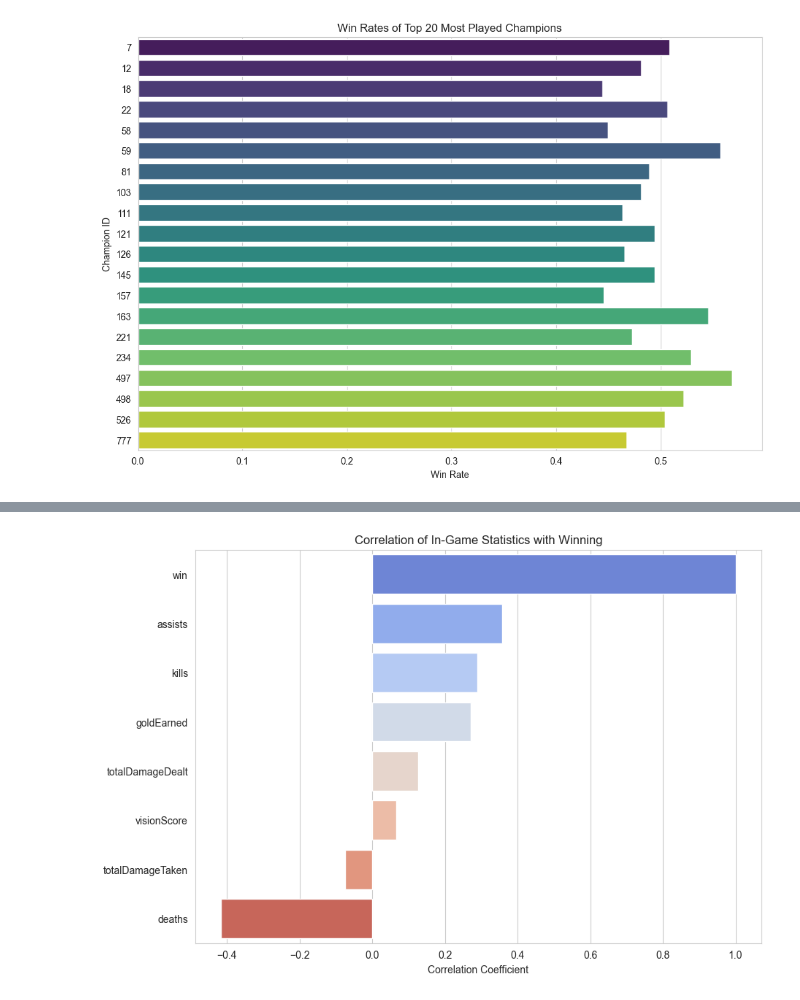
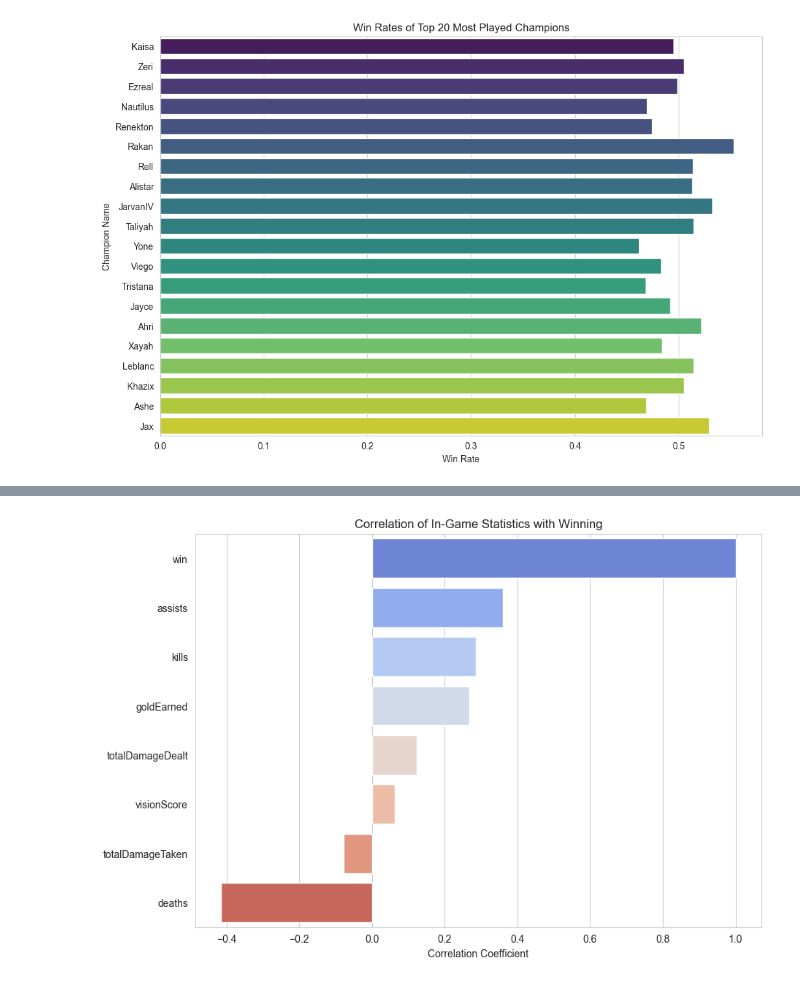
Before and after one commit to MoritzPalm/LeagueOfLegendsWinPrediction, a Jupyter notebook: Exploration/MatchInformation.ipynb, the cells around one changed output, grey strips where cells are left out. Drawn from its saved outputs; the diff is of its cells as text; code cells hidden in the pictures.

Commit message:
Visualisations with the match data

```diff
--- a/Exploration/MatchInformation.ipynb
+++ b/Exploration/MatchInformation.ipynb
@@ -55,21 +55,21 @@ plt.show()
 # %%
 # Calculating win rates for each champion
-champion_win_rates = df.groupby('championId').agg({'win': ['sum', 'count']})
+champion_win_rates = df.groupby('championName').agg({'win': ['sum', 'count']})
 champion_win_rates.columns = ['wins', 'games_played']
 champion_win_rates['win_rate'] = champion_win_rates['wins'] / champion_win_rates['games_played']
 
 # Sorting champions by games played and taking the top 20
 top_champions = champion_win_rates.sort_values(by='games_played', ascending=False).head(20)
 
 # Plotting win rates of the top 20 champions
 plt.figure(figsize=(12, 8))
 sns.barplot(x=top_champions['win_rate'], y=top_champions.index, orient='h', palette='viridis')
 plt.title('Win Rates of Top 20 Most Played Champions')
 plt.xlabel('Win Rate')
-plt.ylabel('Champion ID')
+plt.ylabel('Champion Name')
 plt.show()
 # %% [output]
-[figure, old version]
+[figure, new version]
 # %%
 # Plotting distributions of kills, deaths, and assists
 fig, axes = plt.subplots(nrows=3, ncols=1, figsize=(12, 15))
```
Also changed, not shown: parts of 8 cells of this notebook, 2 other files.
